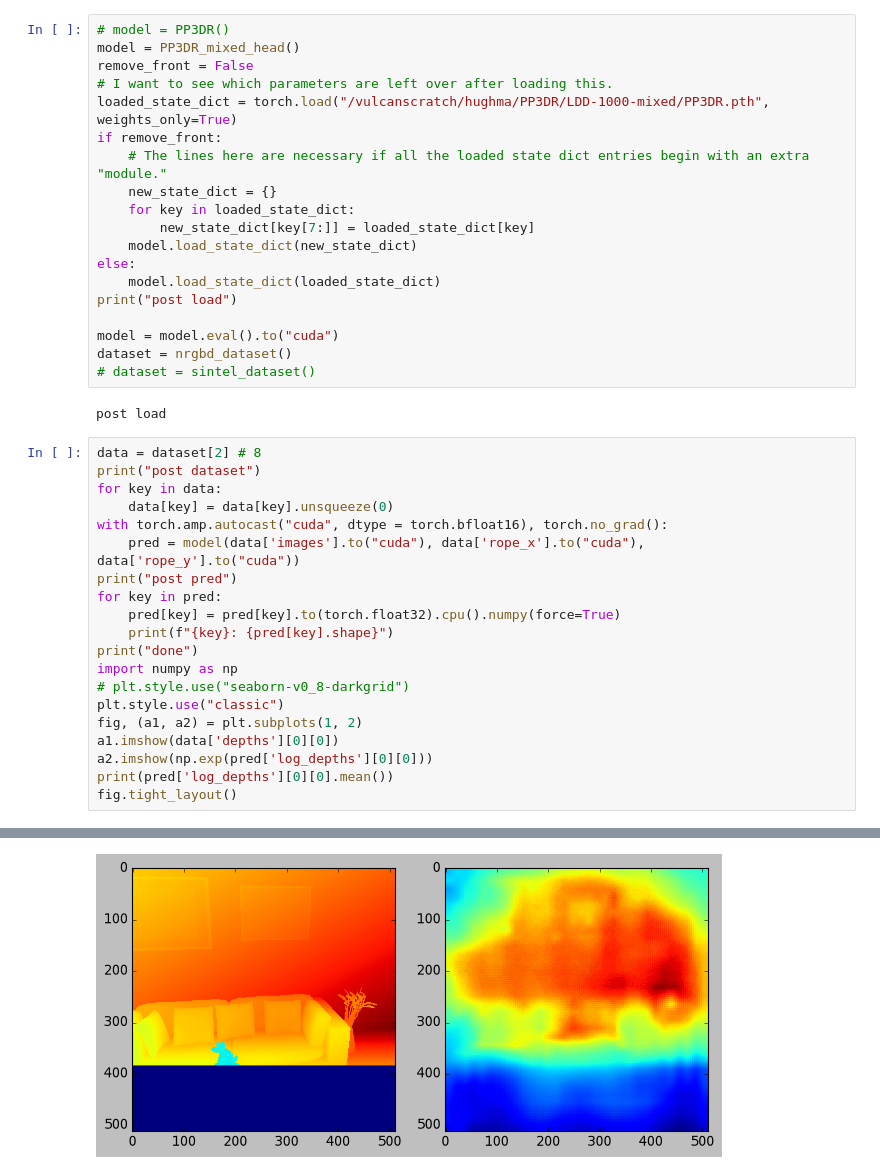
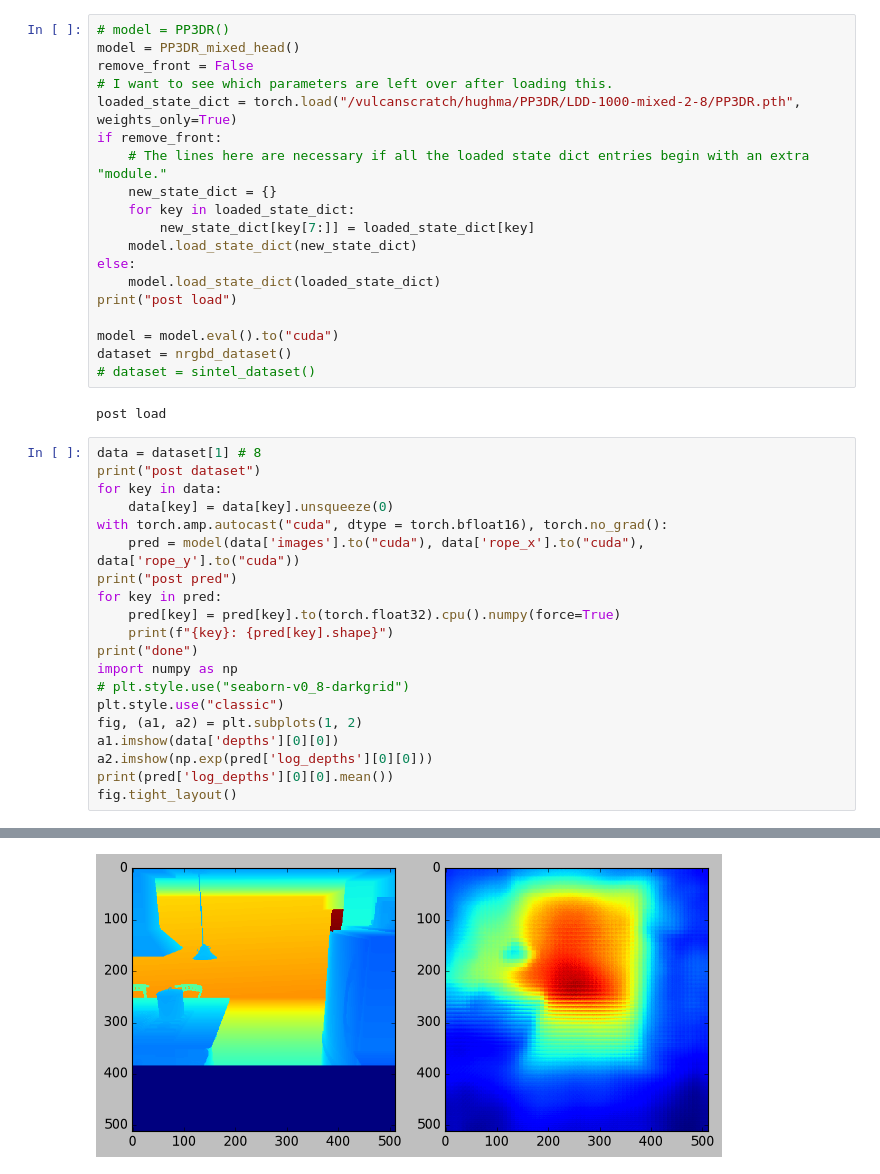
Before and after one commit to hughmathimati/PP3DR, a Jupyter notebook: PP3DR/visualise/notebook.ipynb, the cells around one changed output, grey strips where cells are left out. Saved outputs shown, nothing was run; the diff lists cells and outputs as text.

```diff
--- a/PP3DR/visualise/notebook.ipynb
+++ b/PP3DR/visualise/notebook.ipynb
@@ -14,7 +14,7 @@ import matplotlib.pyplot as plt
 model = PP3DR_mixed_head()
 remove_front = False
 # I want to see which parameters are left over after loading this.
-loaded_state_dict = torch.load("/vulcanscratch/hughma/PP3DR/LDD-1000-mixed/PP3DR.pth", weights_only=True)
+loaded_state_dict = torch.load("/vulcanscratch/hughma/PP3DR/LDD-1000-mixed-2-8/PP3DR.pth", weights_only=True)
 if remove_front:
     # The lines here are necessary if all the loaded state dict entries begin with an extra "module."
     new_state_dict = {}
@@ -31,7 +31,7 @@ dataset = nrgbd_dataset()
 # %% [output]
 post load
 # %%
-data = dataset[2] # 8
+data = dataset[1] # 8
 print("post dataset")
 for key in data:
     data[key] = data[key].unsqueeze(0)
@@ -65 +65 @@ done
-[figure, old version]
+[figure, new version]
```
Also changed, not shown: parts of 1 cell of this notebook, 3 other files.
